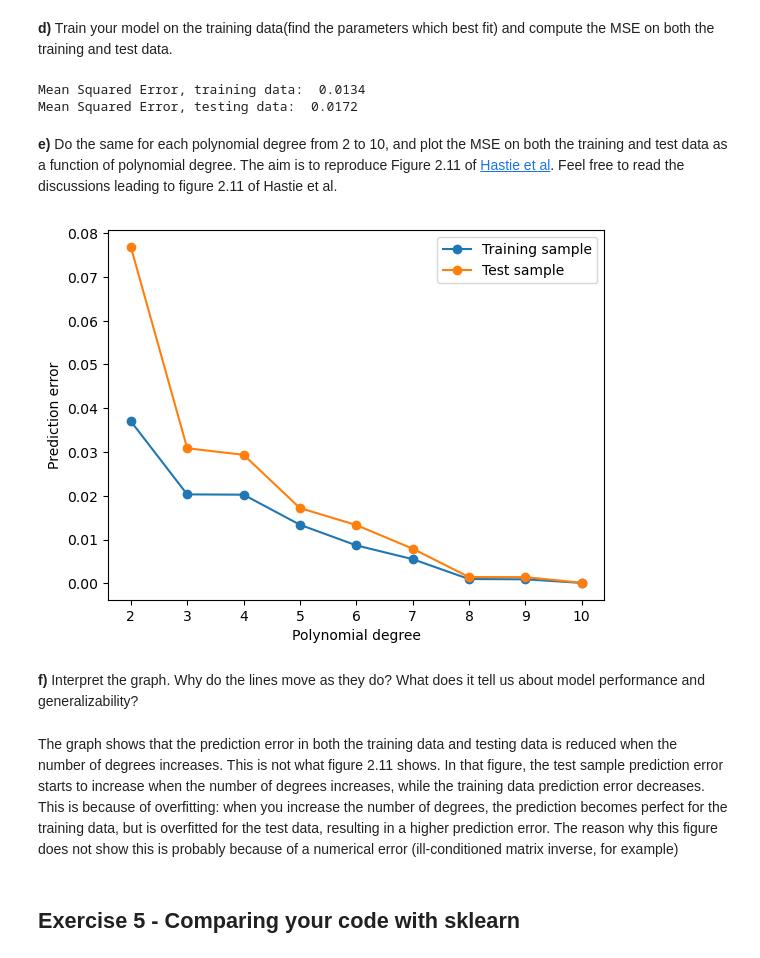
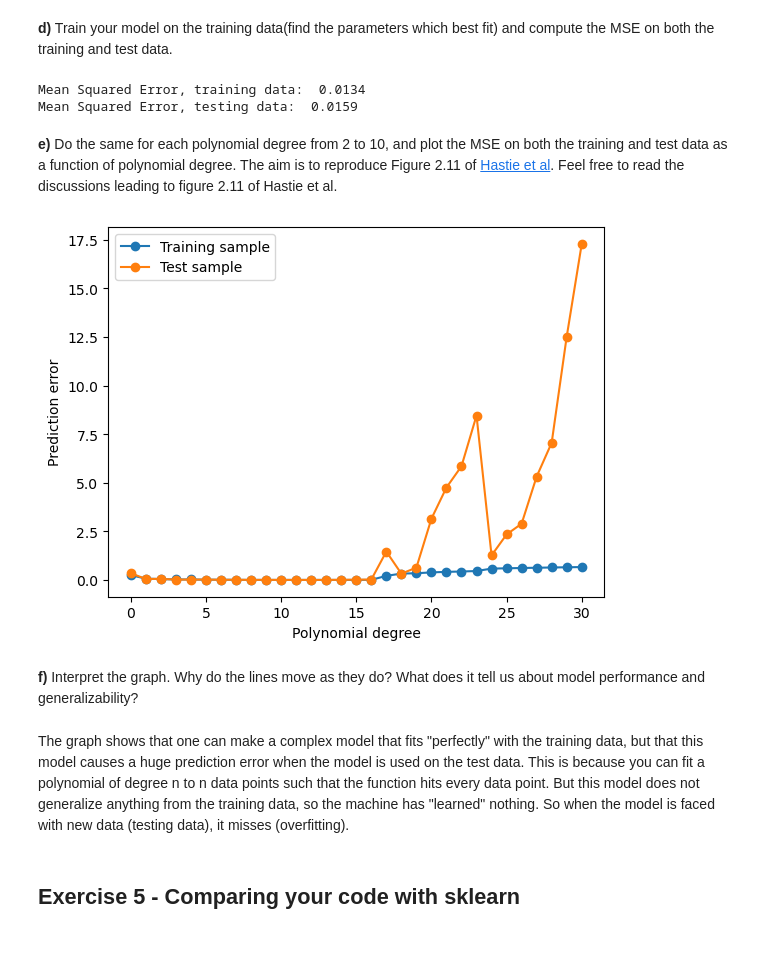
Before and after one commit to aadnerol/FYS-STK3155, a Jupyter notebook: Weekly Exercises/Week 35/exercisesweek35.ipynb, the cells around one changed output. Cells and saved outputs as stored; diff of their text form; code cells hidden in the pictures.

```diff
--- a/Weekly Exercises/Week 35/exercisesweek35.ipynb
+++ b/Weekly Exercises/Week 35/exercisesweek35.ipynb
@@ -318,7 +318,7 @@ X[:, 2] = children
 **b)** Use the expression from **3d)** to find the optimal parameters $\boldsymbol{\hat{\beta}_{OLS}}$ for predicting spending based on these features. Create a function for this operation, as you are going to need to use it a lot.
 # %%
 def OLS_parameters(X, y):
-    return np.linalg.inv((X.T@X))@(X.T@y)
+    return np.linalg.pinv((X.T@X))@(X.T@y)
 
 y=spending
 beta = OLS_parameters(X, y)
@@ -383,7 +384,7 @@ print("Mean Squared Error, training data: ", np.round(MSE_training, 4))
 print("Mean Squared Error, testing data: ", np.round(MSE_test, 4))
 # %% [output]
 Mean Squared Error, training data:  0.0134
-Mean Squared Error, testing data:  0.0172
+Mean Squared Error, testing data:  0.0159
 # %% [markdown]
 **e)** Do the same for each polynomial degree from 2 to 10, and plot the MSE on both the training and test data as a function of polynomial degree. The aim is to reproduce Figure 2.11 of [Hastie et al](https://github.com/CompPhysics/MLErasmus/blob/master/doc/Textbooks/elementsstat.pdf). Feel free to read the discussions leading to figure 2.11 of Hastie et al.
 # %%
@@ -392,40 +393,40 @@ Mean Squared Error, testing data:  0.0172
 # Matrix for storing MSE data. First column MSE_training, second column MSE_testing
 # Each row is a polynomial degree, from 2 to 10
 
-poly_deg_min = 2
-poly_deg_max = 10
+poly_deg_min = 0
+poly_deg_max = 30
 
 MSE_data = np.zeros((poly_deg_max - poly_deg_min + 1, 2))
 
 for i in range(poly_deg_min, poly_deg_max + 1):
     X_train_poly = polynomial_features(X_train, i)
     X_test_poly = polynomial_features(X_test, i)
     beta = OLS_parameters(X_train_poly, y_train)
     y_pred_train = X_train_poly@beta
     y_pred_test = X_test_poly@beta
 
     MSE_data[i-poly_deg_min, 0] = mean_squared_error(y_train, y_pred_train)
     MSE_data[i-poly_deg_min, 1] = mean_squared_error(y_test, y_pred_test)
 
 # Plotting
 poly_deg = np.arange(poly_deg_min, poly_deg_max + 1, 1)
 mse_training_data = MSE_data[:, 0]
 mse_test_data = MSE_data[:, 1]
 
 import matplotlib.pyplot as plt
 
 plt.plot(poly_deg, MSE_data[:,0], marker="o", label="Training sample")
 plt.plot(poly_deg, MSE_data[:,1], marker="o", label="Test sample")
 plt.legend()
 plt.xlabel("Polynomial degree")
 plt.ylabel("Prediction error")
 plt.show()
 # %% [output]
-[figure, old version]
+[figure, new version]
 # %% [markdown]
 **f)** Interpret the graph. Why do the lines move as they do? What does it tell us about model performance and generalizability?
 # %% [markdown]
-The graph shows that the prediction error in both the training data and testing data is reduced when the number of degrees increases. This is not what figure 2.11 shows. In that figure, the test sample prediction error starts to increase when the number of degrees increases, while the training data prediction error decreases. This is because of overfitting: when you increase the number of degrees, the prediction becomes perfect for the training data, but is overfitted for the test data, resulting in a higher prediction error. The reason why this figure does not show this is probably because of a numerical error (ill-conditioned matrix inverse, for example)
+The graph shows that one can make a complex model that fits "perfectly" with the training data, but that this model causes a huge prediction error when the model is used on the test data. This is because you can fit a polynomial of degree n to n data points such that the function hits every data point. But this model does not generalize anything from the training data, so the machine has "learned" nothing. So when the model is faced with new data (testing data), it misses (overfitting).
 # %% [markdown]
 ## Exercise 5 - Comparing your code with sklearn
 # %% [markdown]
```
Also changed, not shown: parts of 1 cell of this notebook, 2 other files.
